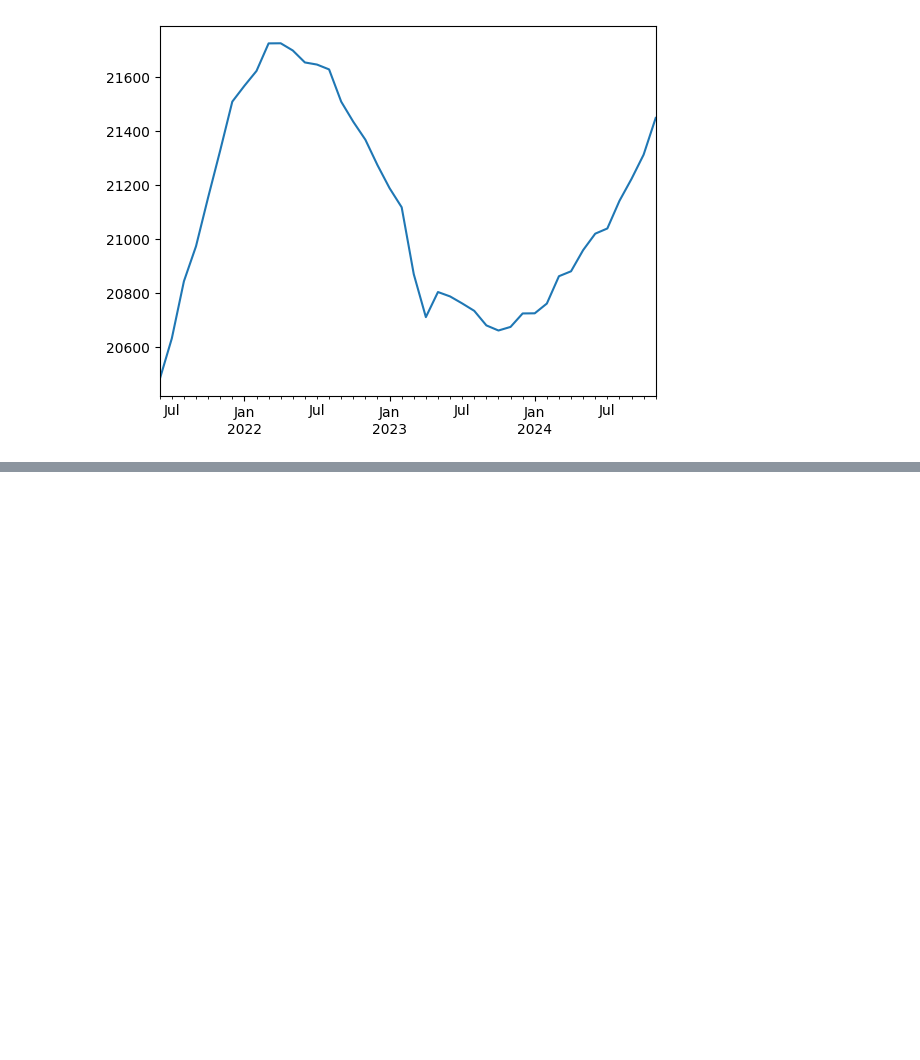
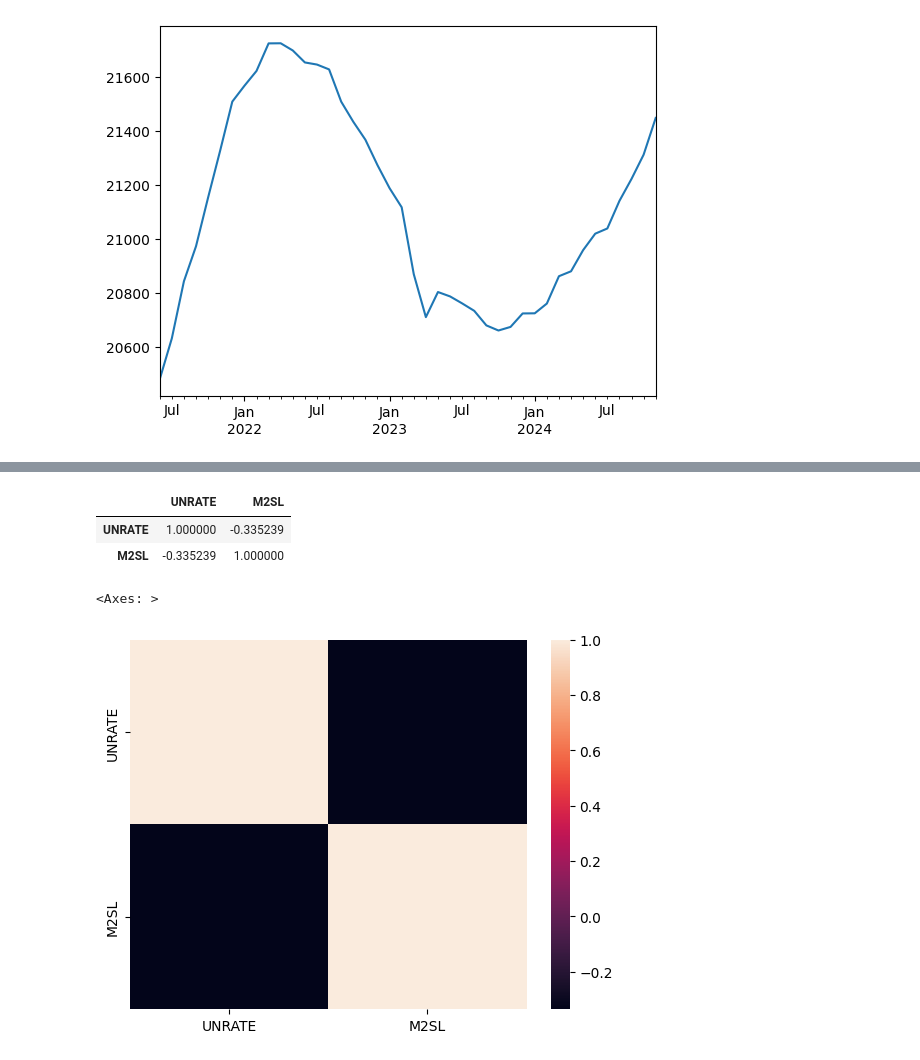
Before and after one commit to flycandle/fin_data, a Jupyter notebook: Untitled4.ipynb, the cells around one changed output, grey strips where cells are left out. Cells and saved outputs as stored; diff of their text form; code cells hidden in the pictures; blank space fills up the shorter version.

```diff
--- a/Untitled4.ipynb
+++ b/Untitled4.ipynb
@@ -54,0 +84,12 @@ data3.plot()
+# %%
+df_merged.corr()
+# %% [output]
+|  | UNRATE | M2SL |
+| UNRATE | 1.000000 | -0.335239 |
+| M2SL | -0.335239 | 1.000000 |
+# %%
+import seaborn as sns
+sns.heatmap(df_merged.corr())
+# %% [output]
+<Axes: >
+[figure, added]
```
Also changed, not shown: parts of 7 cells of this notebook.
